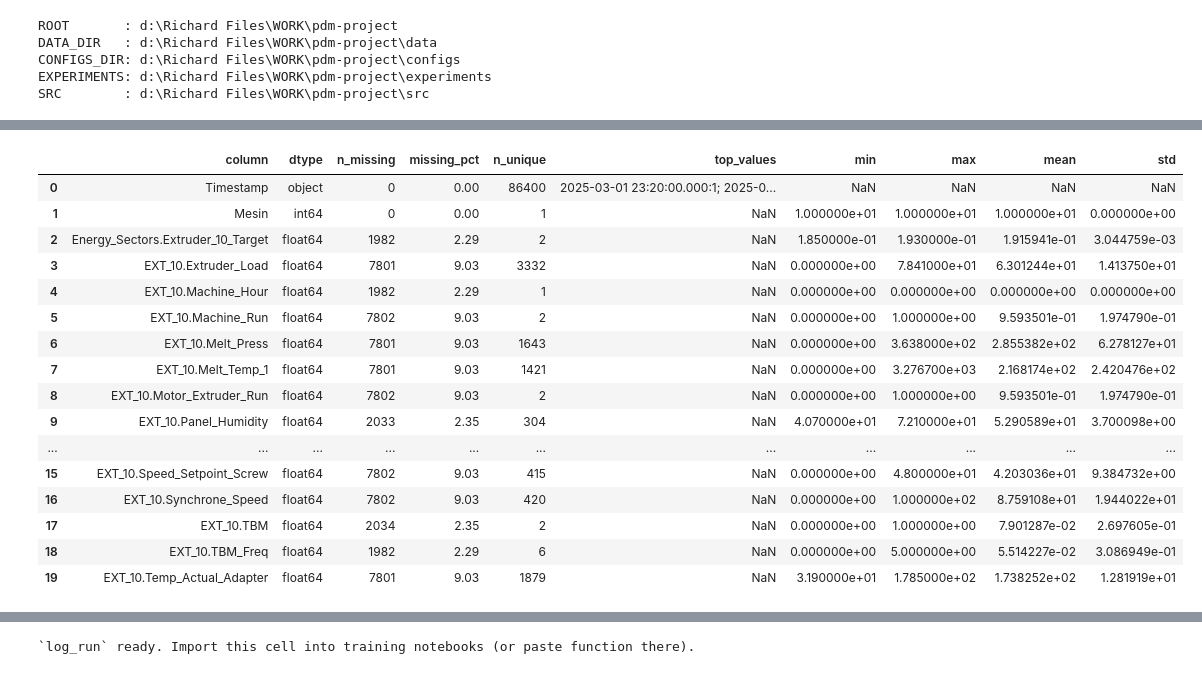
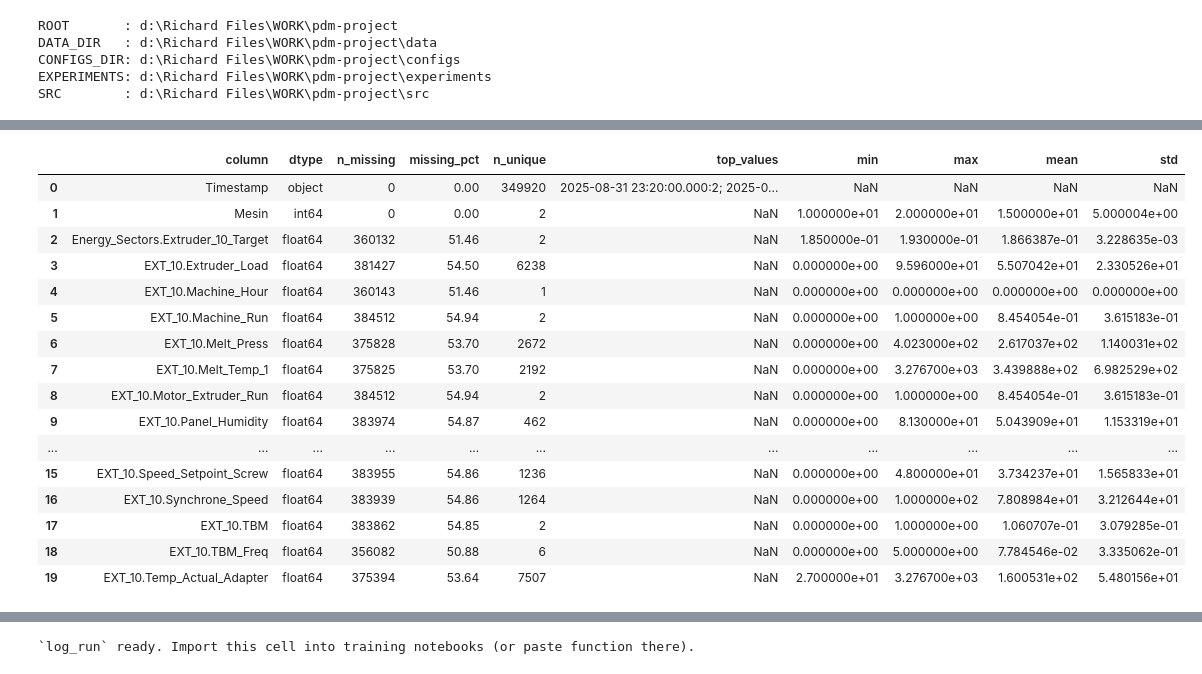
Before and after one commit to rdammara/pdm-project, a Jupyter notebook: notebooks/00_overview.ipynb, the cells around one changed output, grey strips where cells are left out. Cells and saved outputs as stored; diff of their text form; code cells hidden in the pictures.

Commit message:
changes in 00_overview.ipynb to accomodate both Line 10 and Line 20 data

```diff
--- a/notebooks/00_overview.ipynb
+++ b/notebooks/00_overview.ipynb
@@ -176,6 +215,10 @@ Loaded Line 10 shape: (86400, 78)
 # %%
 
-# --- Build a quick data dictionary for any loaded frame
+# --- Build data dictionaries for Line 10, Line 20, and Combined (if available)
+
+import numpy as np
+import pandas as pd
+
 def make_data_dictionary(df: pd.DataFrame, n_cat_top=10) -> pd.DataFrame:
     info = []
     for col in df.columns:
@@ -200,8 +243,12 @@ def make_data_dictionary(df: pd.DataFrame, n_cat_top=10) -> pd.DataFrame:
                 'mean': s.mean(skipna=True),
                 'std': s.std(skipna=True),
             })
+        elif np.issubdtype(s.dtype, np.datetime64):
+            entry.update({
+                'min': s.min(skipna=True),
+                'max': s.max(skipna=True),
+            })
         else:
-            # capture top categories for object columns
             vc = s.value_counts(dropna=True).head(n_cat_top)
             entry['top_values'] = "; ".join([f"{k}:{int(v)}" for k, v in vc.items()])
 
@@ -209,18 +256,45 @@ def make_data_dictionary(df: pd.DataFrame, n_cat_top=10) -> pd.DataFrame:
 
     return pd.DataFrame(info)
 
-if df10 is not None and not df10.empty:
+
+def _save_and_preview(dd: pd.DataFrame, title: str, path: Path):
+    dd.to_csv(path, index=False)
+    print(f"Data dictionary saved → {path}")
+    try:
+        # If available (e.g., in ChatGPT sandbox), this shows a nice table UI.
+        from caas_jupyter_tools import display_dataframe_to_user
+        display_dataframe_to_user(title, dd)
+    except Exception:
+        display(dd.head(20))
+
+
+# --- Per-line + combined
+made_any = False
+
+# Line 10
+if 'df10' in globals() and df10 is not None and not df10.empty:
     dd10 = make_data_dictionary(df10)
-    # Save for reference
-    dd_path = PROCESSED_DIR / 'data_dictionary_line10.csv'
-    dd10.to_csv(dd_path, index=False)
-    print(f"Data dictionary saved to: {dd_path}")
-    try:
-        # Display nicely in the UI
-        from caas_jupyter_tools import display_dataframe_to_user
-        display_dataframe_to_user("Data Dictionary — Line 10", dd10)
-    except Exception as e:
-        display(dd10.head(20))
+    _save_and_preview(dd10, "Data Dictionary — Line 10", PROCESSED_DIR / 'data_dictionary_line10.csv')
+    made_any = True
 else:
     print("No Line 10 dataframe available to profile.")
+
+# Line 20 (if you created df20 in the previous cell)
+if 'df20' in globals() and df20 is not None and not df20.empty:
+    dd20 = make_data_dictionary(df20)
+    _save_and_preview(dd20, "Data Dictionary — Line 20", PROCESSED_DIR / 'data_dictionary_line20.csv')
+    made_any = True
+else:
+    print("No Line 20 dataframe available to profile.")
+
+# Combined (df_all is created in the previous “load both lines” cell)
+if 'df_all' in globals() and df_all is not None and not df_all.empty:
+    dd_all = make_data_dictionary(df_all)
+    _save_and_preview(dd_all, "Data Dictionary — Combined (L10+L20)", PROCESSED_DIR / 'data_dictionary_combined.csv')
+    made_any = True
+else:
+    print("No combined dataframe available to profile.")
+
+if not made_any:
+    print("Nothing to profile — please load Line 10 and/or Line 20 first.")
 # %% [output]
@@ -228,20 +304,20 @@ Data dictionary saved to: d:\Richard Files\WORK\pdm-project\data\processed\data_
 |  | column | dtype | n_missing | missing_pct | n_unique | top_values | min | max | mean | std |
-| 0 | Timestamp | object | 0 | 0.00 | 86400 | 2025-03-01 23:20:00.000:1; 2025-0... | NaN | NaN | NaN | NaN |
-| 1 | Mesin | int64 | 0 | 0.00 | 1 | NaN | 1.000000e+01 | 1.000000e+01 | 1.000000e+01 | 0.000000e+00 |
-| 2 | Energy_Sectors.Extruder_10_Target | float64 | 1982 | 2.29 | 2 | NaN | 1.850000e-01 | 1.930000e-01 | 1.915941e-01 | 3.044759e-03 |
-| 3 | EXT_10.Extruder_Load | float64 | 7801 | 9.03 | 3332 | NaN | 0.000000e+00 | 7.841000e+01 | 6.301244e+01 | 1.413750e+01 |
-| 4 | EXT_10.Machine_Hour | float64 | 1982 | 2.29 | 1 | NaN | 0.000000e+00 | 0.000000e+00 | 0.000000e+00 | 0.000000e+00 |
-| 5 | EXT_10.Machine_Run | float64 | 7802 | 9.03 | 2 | NaN | 0.000000e+00 | 1.000000e+00 | 9.593501e-01 | 1.974790e-01 |
-| 6 | EXT_10.Melt_Press | float64 | 7801 | 9.03 | 1643 | NaN | 0.000000e+00 | 3.638000e+02 | 2.855382e+02 | 6.278127e+01 |
-| 7 | EXT_10.Melt_Temp_1 | float64 | 7801 | 9.03 | 1421 | NaN | 0.000000e+00 | 3.276700e+03 | 2.168174e+02 | 2.420476e+02 |
-| 8 | EXT_10.Motor_Extruder_Run | float64 | 7802 | 9.03 | 2 | NaN | 0.000000e+00 | 1.000000e+00 | 9.593501e-01 | 1.974790e-01 |
-| 9 | EXT_10.Panel_Humidity | float64 | 2033 | 2.35 | 304 | NaN | 4.070000e+01 | 7.210000e+01 | 5.290589e+01 | 3.700098e+00 |
+| 0 | Timestamp | object | 0 | 0.00 | 349920 | 2025-08-31 23:20:00.000:2; 2025-0... | NaN | NaN | NaN | NaN |
+| 1 | Mesin | int64 | 0 | 0.00 | 2 | NaN | 1.000000e+01 | 2.000000e+01 | 1.500000e+01 | 5.000004e+00 |
+| 2 | Energy_Sectors.Extruder_10_Target | float64 | 360132 | 51.46 | 2 | NaN | 1.850000e-01 | 1.930000e-01 | 1.866387e-01 | 3.228635e-03 |
+| 3 | EXT_10.Extruder_Load | float64 | 381427 | 54.50 | 6238 | NaN | 0.000000e+00 | 9.596000e+01 | 5.507042e+01 | 2.330526e+01 |
+| 4 | EXT_10.Machine_Hour | float64 | 360143 | 51.46 | 1 | NaN | 0.000000e+00 | 0.000000e+00 | 0.000000e+00 | 0.000000e+00 |
+| 5 | EXT_10.Machine_Run | float64 | 384512 | 54.94 | 2 | NaN | 0.000000e+00 | 1.000000e+00 | 8.454054e-01 | 3.615183e-01 |
+| 6 | EXT_10.Melt_Press | float64 | 375828 | 53.70 | 2672 | NaN | 0.000000e+00 | 4.023000e+02 | 2.617037e+02 | 1.140031e+02 |
+| 7 | EXT_10.Melt_Temp_1 | float64 | 375825 | 53.70 | 2192 | NaN | 0.000000e+00 | 3.276700e+03 | 3.439888e+02 | 6.982529e+02 |
+| 8 | EXT_10.Motor_Extruder_Run | float64 | 384512 | 54.94 | 2 | NaN | 0.000000e+00 | 1.000000e+00 | 8.454054e-01 | 3.615183e-01 |
+| 9 | EXT_10.Panel_Humidity | float64 | 383974 | 54.87 | 462 | NaN | 0.000000e+00 | 8.130000e+01 | 5.043909e+01 | 1.153319e+01 |
 | ... | ... | ... | ... | ... | ... | ... | ... | ... | ... | ... |
-| 15 | EXT_10.Speed_Setpoint_Screw | float64 | 7802 | 9.03 | 415 | NaN | 0.000000e+00 | 4.800000e+01 | 4.203036e+01 | 9.384732e+00 |
-| 16 | EXT_10.Synchrone_Speed | float64 | 7802 | 9.03 | 420 | NaN | 0.000000e+00 | 1.000000e+02 | 8.759108e+01 | 1.944022e+01 |
-| 17 | EXT_10.TBM | float64 | 2034 | 2.35 | 2 | NaN | 0.000000e+00 | 1.000000e+00 | 7.901287e-02 | 2.697605e-01 |
-| 18 | EXT_10.TBM_Freq | float64 | 1982 | 2.29 | 6 | NaN | 0.000000e+00 | 5.000000e+00 | 5.514227e-02 | 3.086949e-01 |
-| 19 | EXT_10.Temp_Actual_Adapter | float64 | 7801 | 9.03 | 1879 | NaN | 3.190000e+01 | 1.785000e+02 | 1.738252e+02 | 1.281919e+01 |
+| 15 | EXT_10.Speed_Setpoint_Screw | float64 | 383955 | 54.86 | 1236 | NaN | 0.000000e+00 | 4.800000e+01 | 3.734237e+01 | 1.565833e+01 |
+| 16 | EXT_10.Synchrone_Speed | float64 | 383939 | 54.86 | 1264 | NaN | 0.000000e+00 | 1.000000e+02 | 7.808984e+01 | 3.212644e+01 |
+| 17 | EXT_10.TBM | float64 | 383862 | 54.85 | 2 | NaN | 0.000000e+00 | 1.000000e+00 | 1.060707e-01 | 3.079285e-01 |
+| 18 | EXT_10.TBM_Freq | float64 | 356082 | 50.88 | 6 | NaN | 0.000000e+00 | 5.000000e+00 | 7.784546e-02 | 3.335062e-01 |
+| 19 | EXT_10.Temp_Actual_Adapter | float64 | 375394 | 53.64 | 7507 | NaN | 2.700000e+01 | 3.276700e+03 | 1.600531e+02 | 5.480156e+01 |
 # %%
 
 # --- Experiment registry bootstrap
```
Also changed, not shown: parts of 4 cells of this notebook, 1 other file.
